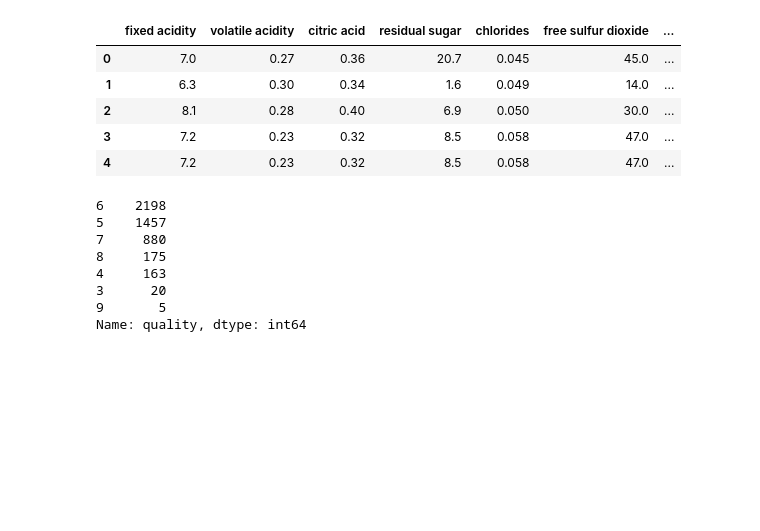
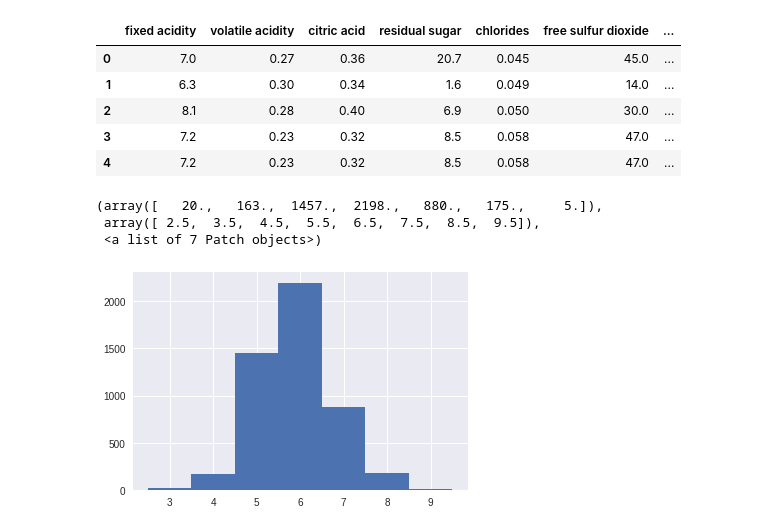
Before and after one commit to reladric/ordinal-classification, a Jupyter notebook: ordinal-classification.ipynb, the cells around one changed output. Drawn from its saved outputs; the diff is of its cells as text; code cells hidden in the pictures; blank space fills up the shorter version.

```diff
--- a/ordinal-classification.ipynb
+++ b/ordinal-classification.ipynb
@@ -27,14 +27,10 @@ winedata.head()
 | 2 | 8.1 | 0.28 | 0.40 | 6.9 | 0.050 | 30.0 | ... |
 | 3 | 7.2 | 0.23 | 0.32 | 8.5 | 0.058 | 47.0 | ... |
 | 4 | 7.2 | 0.23 | 0.32 | 8.5 | 0.058 | 47.0 | ... |
-# %%
-winedata.quality.value_counts()
-# %% [output]
-6    2198
-5    1457
-7     880
-8     175
-4     163
-3      20
-9       5
-Name: quality, dtype: int64
+# %%
+plt.hist(winedata.quality, bins=[2.5,3.5,4.5,5.5,6.5,7.5,8.5,9.5])
+# %% [output]
+(array([   20.,   163.,  1457.,  2198.,   880.,   175.,     5.]),
+ array([ 2.5,  3.5,  4.5,  5.5,  6.5,  7.5,  8.5,  9.5]),
+ <a list of 7 Patch objects>)
+[figure, added]
```
Also changed, not shown: parts of 9 cells of this notebook.
